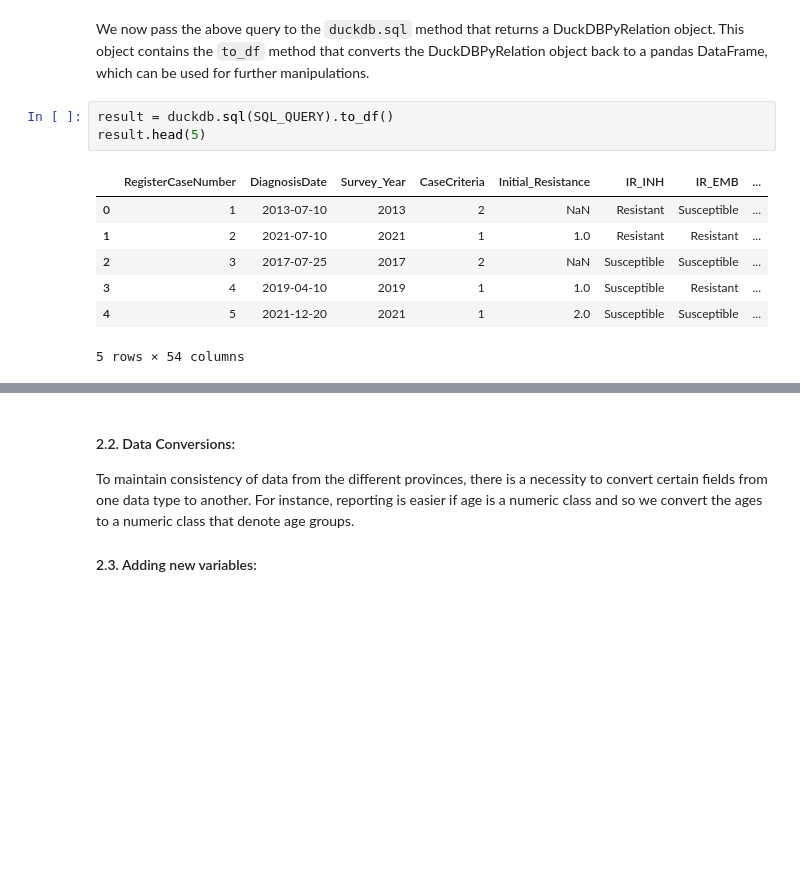
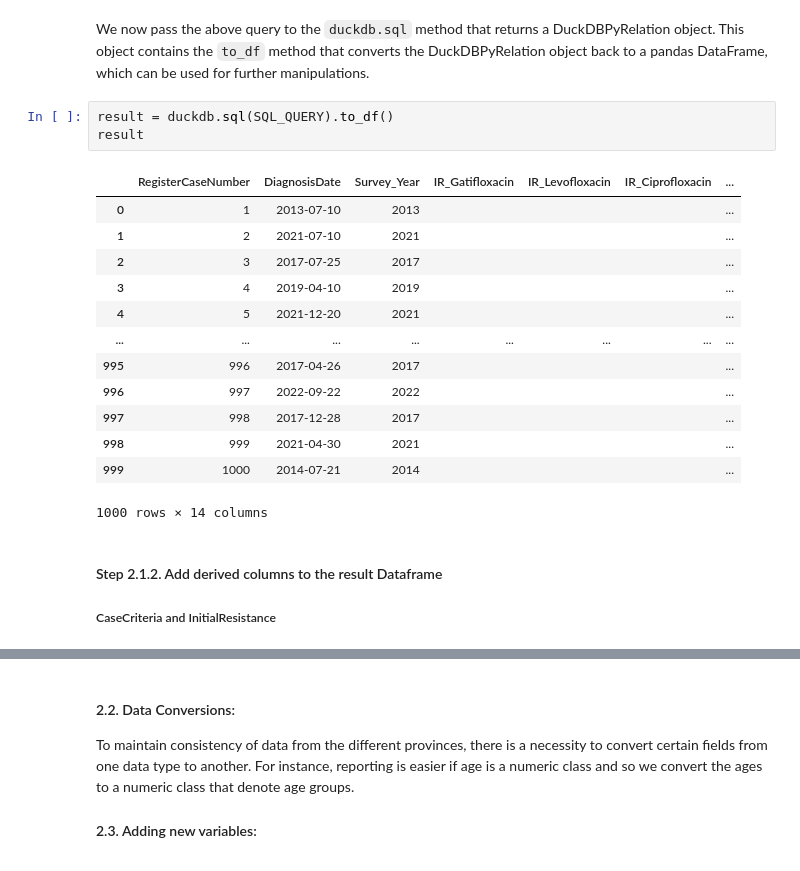
Before and after one commit to niranjan-ramesh/custom-images, a Jupyter notebook: analytics-environment/BCDataTransformation.ipynb, the cells around one changed output, grey strips where cells are left out. Drawn from its saved outputs; the diff is of its cells as text; blank space fills up the shorter version.

```diff
--- a/analytics-environment/BCDataTransformation.ipynb
+++ b/analytics-environment/BCDataTransformation.ipynb
@@ -262,12 +70,22 @@ FROM df
 We now pass the above query to the `duckdb.sql` method that returns a DuckDBPyRelation object. This object contains the `to_df` method that converts the DuckDBPyRelation object back to a pandas DataFrame, which can be used for further manipulations.
 # %%
 result = duckdb.sql(SQL_QUERY).to_df()
-result.head(5)
+result
 # %% [output]
-|  | RegisterCaseNumber | DiagnosisDate | Survey_Year | CaseCriteria | Initial_Resistance | IR_INH | IR_EMB | ... |
-| 0 | 1 | 2013-07-10 | 2013 | 2 | NaN | Resistant | Susceptible | ... |
-| 1 | 2 | 2021-07-10 | 2021 | 1 | 1.0 | Resistant | Resistant | ... |
-| 2 | 3 | 2017-07-25 | 2017 | 2 | NaN | Susceptible | Susceptible | ... |
-| 3 | 4 | 2019-04-10 | 2019 | 1 | 1.0 | Susceptible | Resistant | ... |
-| 4 | 5 | 2021-12-20 | 2021 | 1 | 2.0 | Susceptible | Susceptible | ... |
+|  | RegisterCaseNumber | DiagnosisDate | Survey_Year | IR_Gatifloxacin | IR_Levofloxacin | IR_Ciprofloxacin | ... |
+| 0 | 1 | 2013-07-10 | 2013 |  |  |  | ... |
+| 1 | 2 | 2021-07-10 | 2021 |  |  |  | ... |
+| 2 | 3 | 2017-07-25 | 2017 |  |  |  | ... |
+| 3 | 4 | 2019-04-10 | 2019 |  |  |  | ... |
+| 4 | 5 | 2021-12-20 | 2021 |  |  |  | ... |
+| ... | ... | ... | ... | ... | ... | ... | ... |
+| 995 | 996 | 2017-04-26 | 2017 |  |  |  | ... |
+| 996 | 997 | 2022-09-22 | 2022 |  |  |  | ... |
+| 997 | 998 | 2017-12-28 | 2017 |  |  |  | ... |
+| 998 | 999 | 2021-04-30 | 2021 |  |  |  | ... |
+| 999 | 1000 | 2014-07-21 | 2014 |  |  |  | ... |
-5 rows × 54 columns
+1000 rows × 14 columns
+# %% [markdown]
+#### Step 2.1.2. Add derived columns to the result Dataframe
+
+##### CaseCriteria and InitialResistance
```
Also changed, not shown: parts of 25 cells of this notebook, 3 other files.
